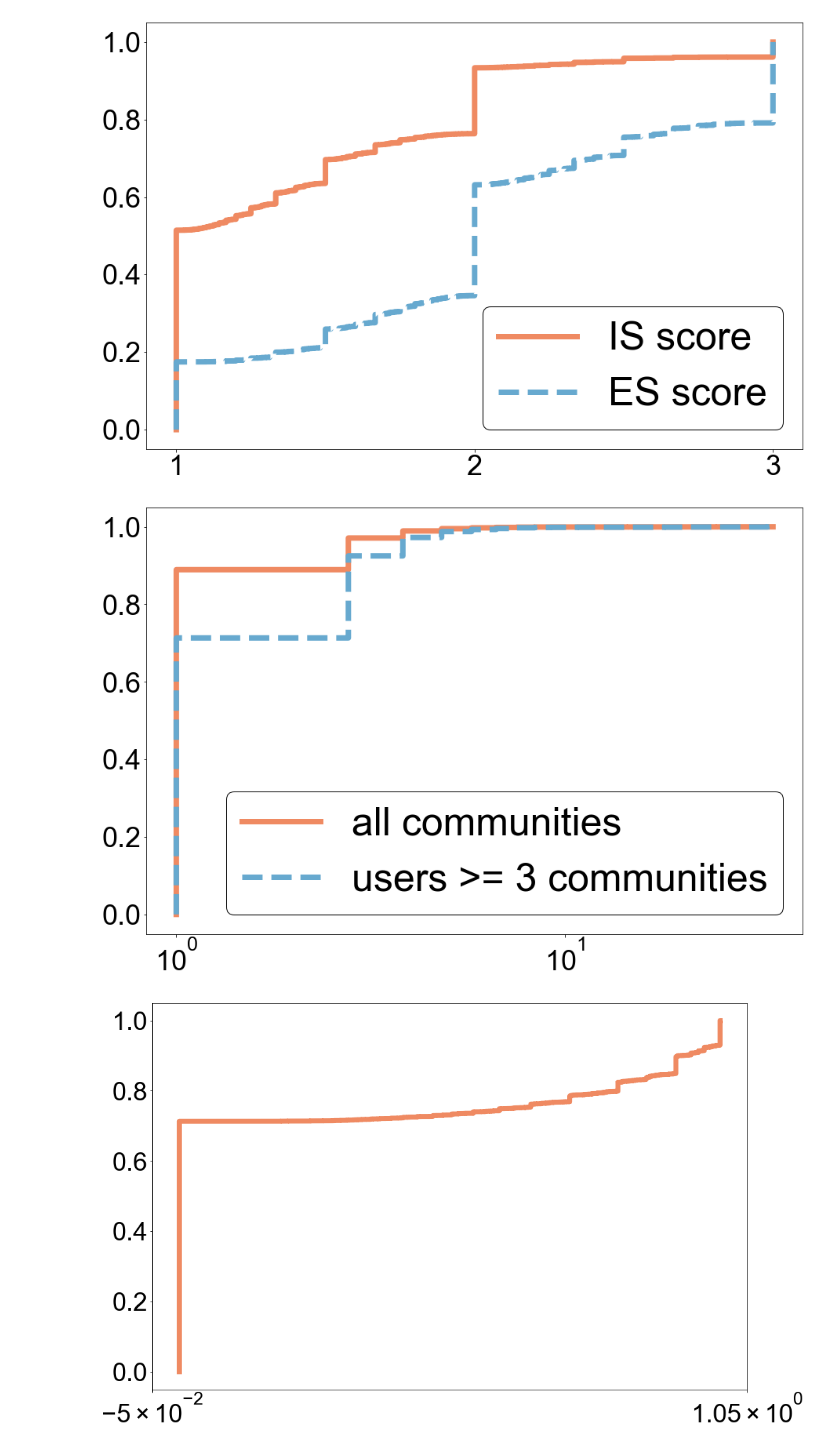
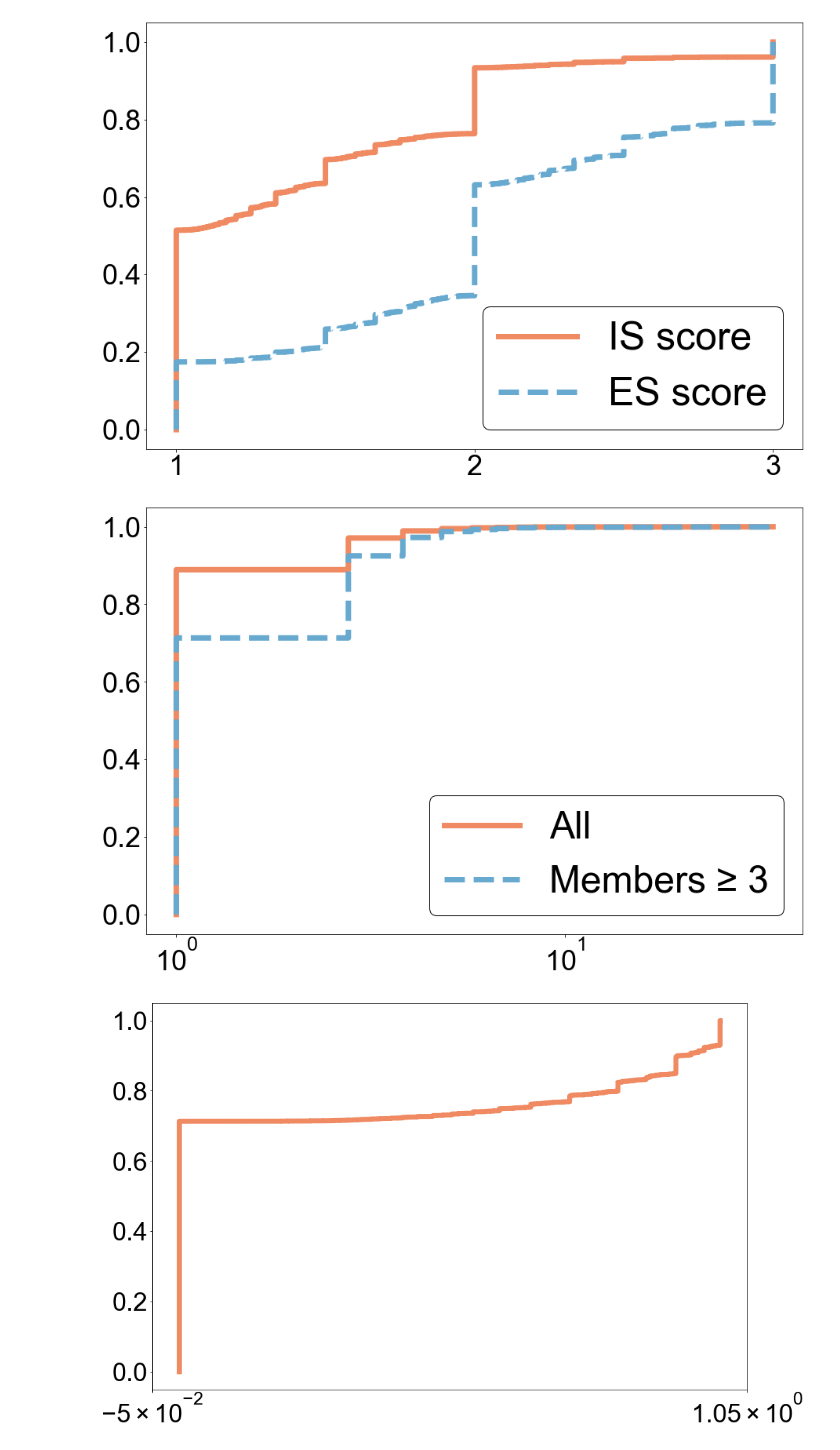
Before and after one commit to tr0up2r/plotting-and-graph-analysis, a Jupyter notebook: cdf_from_zero.ipynb, the cells around one changed output. Cells and saved outputs as stored; diff of their text form; code cells hidden in the pictures.

```diff
--- a/cdf_from_zero.ipynb
+++ b/cdf_from_zero.ipynb
@@ -46,7 +46,7 @@ def draw_multiple_cdf_normalize_y(np_result_list, title, colors, xlabel, legends
         # plt.rcParams['axes.facecolor'] = 'white'
 
     if legend != 'no legend':
-        plt.legend(prop={'size': 50 }, loc = 'lower right', framealpha=1, edgecolor='0')
+        plt.legend(prop={'size': 48 }, loc = 'lower right', framealpha=1, edgecolor='0')
 
     # plt.xticks(fontsize=40)
     plt.xticks(fontsize=36)
@@ -322,21 +322,21 @@ community_3_list = list(np.array(community_3_df['community_id_fastgreedy_is'].to
 # %%
 np_result_list5 = []
 np_result_list5.append(np.array(subreddit_df['subreddits'].tolist()))
 
 subreddits_3_number = []
 for i in range(len(subreddit_df)):
     if subreddit_df.loc[i]['community_id'] in community_3_list:
         subreddits_3_number.append(subreddit_df.loc[i]['subreddits'])
 
 np_result_list5.append(subreddits_3_number)
 
 
 colors = ['#ef8a62', '#67a9cf']
 linestyles = ['-', '--']
-legends = ['all communities', 'users >= 3 communities']
+legends = ['All', 'Members ≥ 3']
 draw_multiple_cdf_normalize_y(np_result_list5, "cdf_num_of_subreddit_by_community", colors, 'subreddit', legends, linestyles, True)
 # %% [output]
-[figure, old version]
+[figure, new version]
 # %%
 np_result_list6 = []
 subreddits_3_entropy = []
```
Also changed, not shown: 3 other files.
